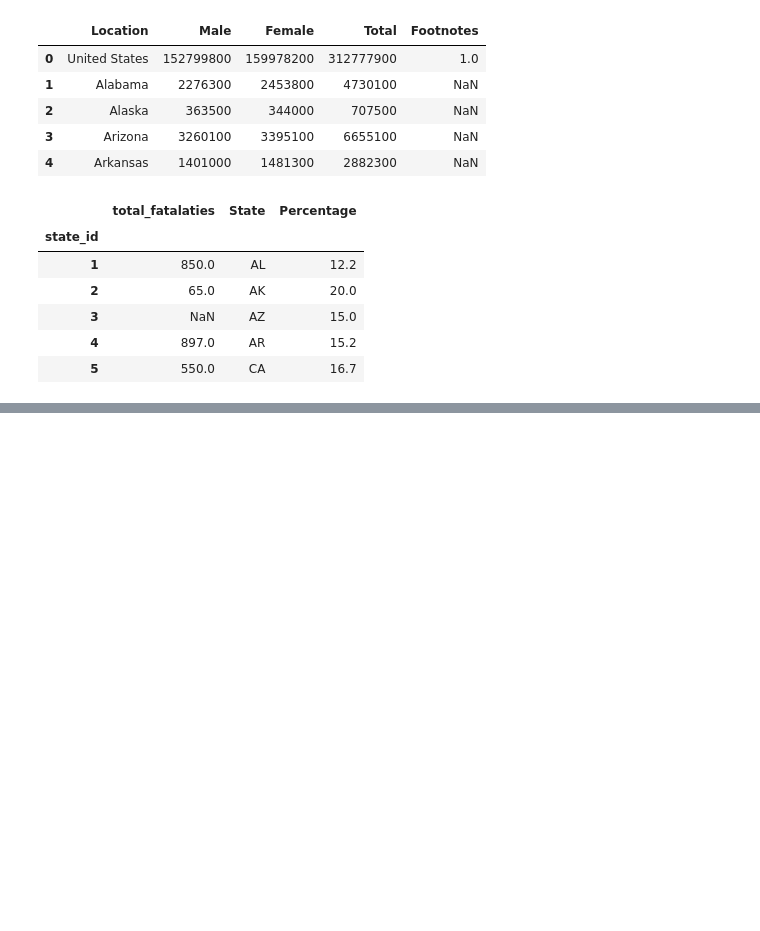
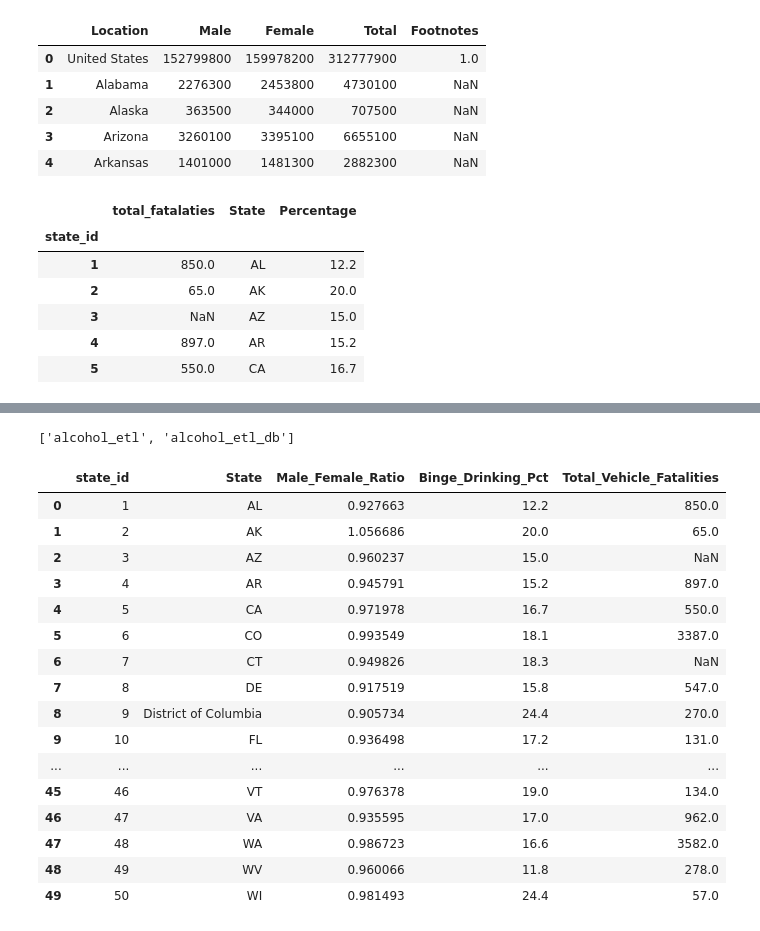
Before and after one commit to pharmon9847/ETL-Project, a Jupyter notebook: etl-notebook.ipynb, the cells around one changed output, grey strips where cells are left out. Drawn from its saved outputs; the diff is of its cells as text; code cells hidden in the pictures; blank space fills up the shorter version.

```diff
--- a/etl-notebook.ipynb
+++ b/etl-notebook.ipynb
@@ -120,0 +158,8 @@ merged_data.head()
+# %%
+# Create database connection
+engine = create_engine('postgresql+psycopg2://postgres:Getfuzzy1@localhost:5434/alcohol_etl_db')
+# %%
+# confirm tables
+engine.table_names()
+# %% [output]
+['alcohol_etl', 'alcohol_etl_db']
@@ -120,0 +168,20 @@ merged_data.head()
+# %%
+pd.read_sql_query('select * from alcohol_etl_db', con=engine).head(50)
+# %% [output]
+|  | state_id | State | Male_Female_Ratio | Binge_Drinking_Pct | Total_Vehicle_Fatalities |
+| 0 | 1 | AL | 0.927663 | 12.2 | 850.0 |
+| 1 | 2 | AK | 1.056686 | 20.0 | 65.0 |
+| 2 | 3 | AZ | 0.960237 | 15.0 | NaN |
+| 3 | 4 | AR | 0.945791 | 15.2 | 897.0 |
+| 4 | 5 | CA | 0.971978 | 16.7 | 550.0 |
+| 5 | 6 | CO | 0.993549 | 18.1 | 3387.0 |
+| 6 | 7 | CT | 0.949826 | 18.3 | NaN |
+| 7 | 8 | DE | 0.917519 | 15.8 | 547.0 |
+| 8 | 9 | District of Columbia | 0.905734 | 24.4 | 270.0 |
+| 9 | 10 | FL | 0.936498 | 17.2 | 131.0 |
+| ... | ... | ... | ... | ... | ... |
+| 45 | 46 | VT | 0.976378 | 19.0 | 134.0 |
+| 46 | 47 | VA | 0.935595 | 17.0 | 962.0 |
+| 47 | 48 | WA | 0.986723 | 16.6 | 3582.0 |
+| 48 | 49 | WV | 0.960066 | 11.8 | 278.0 |
+| 49 | 50 | WI | 0.981493 | 24.4 | 57.0 |
```
Also changed, not shown: parts of 5 cells of this notebook, 3 other files.
